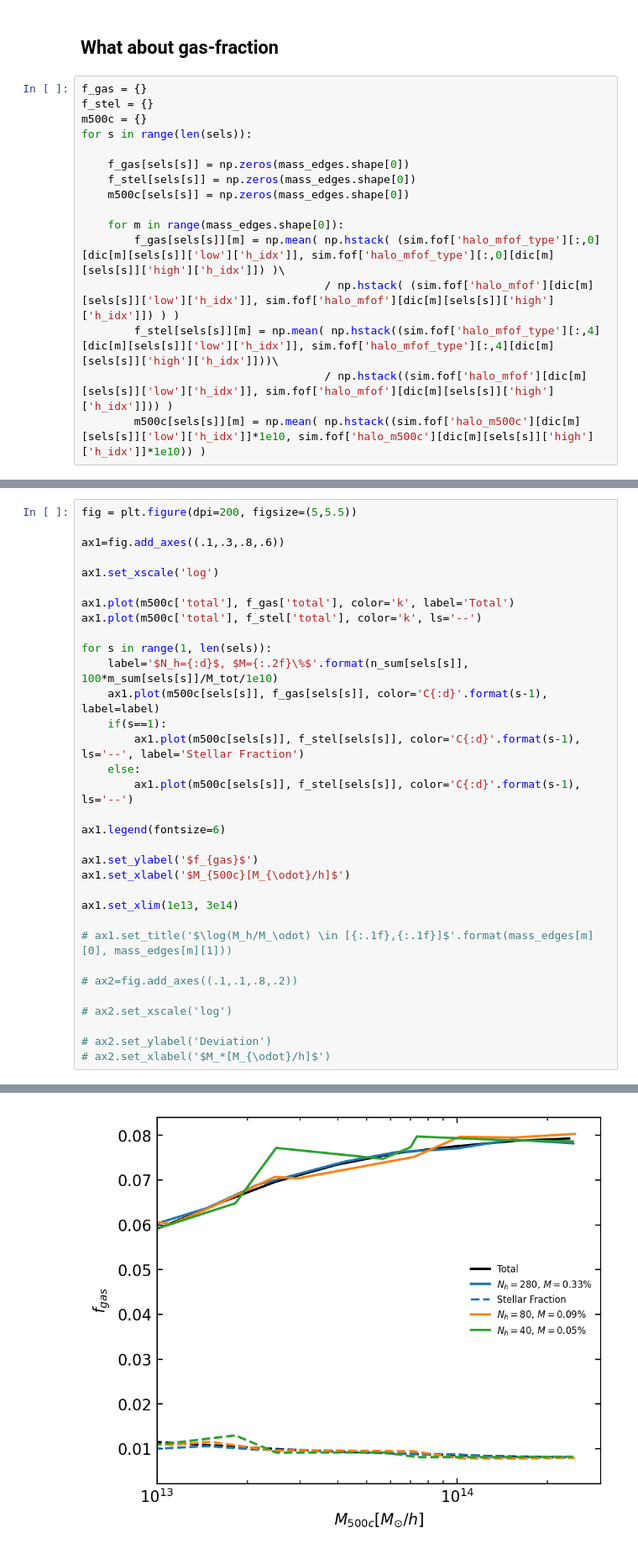
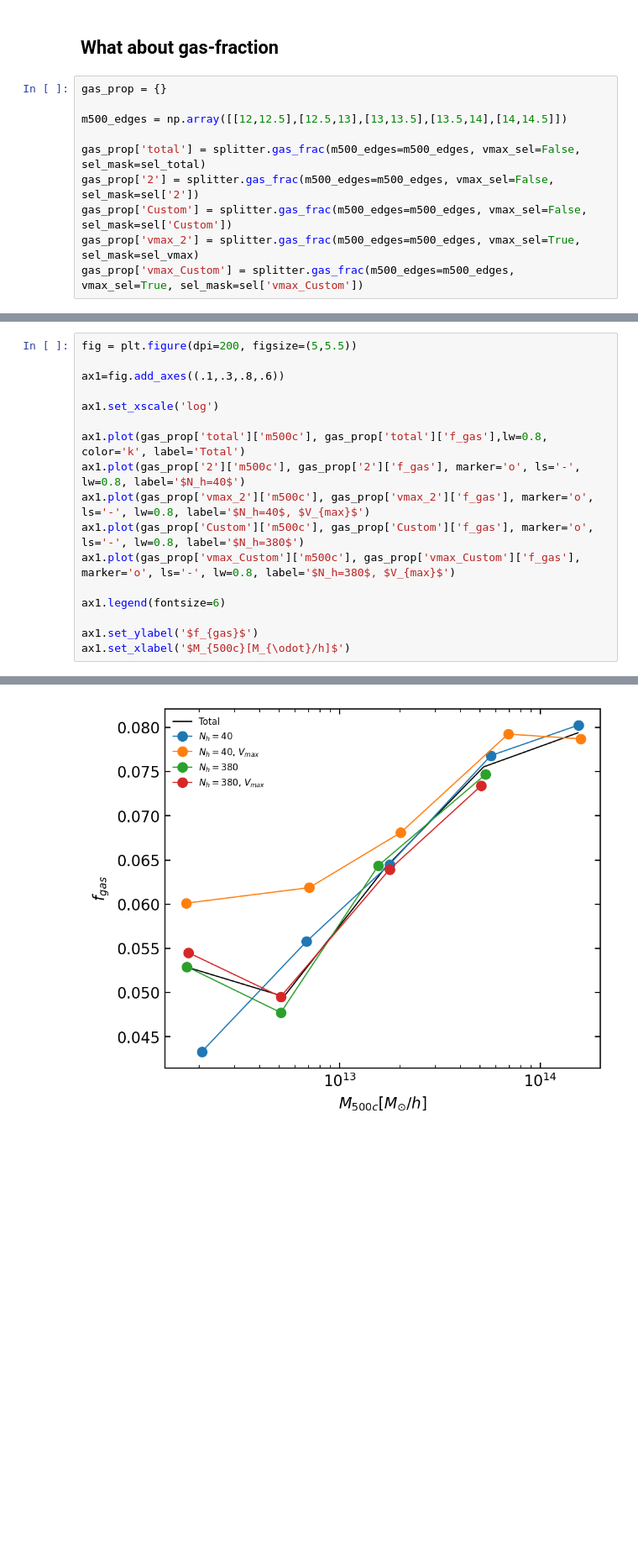
Before and after one commit to fgmaion/MTNG-resims, a Jupyter notebook: Notebooks/estimate_halo_number.ipynb, the cells around one changed output, grey strips where cells are left out. Shown at 84% size. Drawn from its saved outputs; the diff is of its cells as text; blank space fills up the shorter version.

```diff
--- a/Notebooks/estimate_halo_number.ipynb
+++ b/Notebooks/estimate_halo_number.ipynb
@@ -366,18 +392,12 @@ sim.header['OmegaBaryon'] / sim.header['Omega']
 # %% [markdown]
 ## What about gas-fraction
 # %%
-f_gas = {}
-f_stel = {}
-m500c = {}
-for s in range(len(sels)):
+gas_prop = {}
 
-    f_gas[sels[s]] = np.zeros(mass_edges.shape[0])
-    f_stel[sels[s]] = np.zeros(mass_edges.shape[0])
-    m500c[sels[s]] = np.zeros(mass_edges.shape[0])
+m500_edges = np.array([[12,12.5],[12.5,13],[13,13.5],[13.5,14],[14,14.5]])
 
-    for m in range(mass_edges.shape[0]):
-        f_gas[sels[s]][m] = np.mean( np.hstack( (sim.fof['halo_mfof_type'][:,0][dic[m][sels[s]]['low']['h_idx']], sim.fof['halo_mfof_type'][:,0][dic[m][sels[s]]['high']['h_idx']]) )\
-                                     / np.hstack( (sim.fof['halo_mfof'][dic[m][sels[s]]['low']['h_idx']], sim.fof['halo_mfof'][dic[m][sels[s]]['high']['h_idx']]) ) )
-        f_stel[sels[s]][m] = np.mean( np.hstack((sim.fof['halo_mfof_type'][:,4][dic[m][sels[s]]['low']['h_idx']], sim.fof['halo_mfof_type'][:,4][dic[m][sels[s]]['high']['h_idx']]))\
-                                     / np.hstack((sim.fof['halo_mfof'][dic[m][sels[s]]['low']['h_idx']], sim.fof['halo_mfof'][dic[m][sels[s]]['high']['h_idx']])) )
-        m500c[sels[s]][m] = np.mean( np.hstack((sim.fof['halo_m500c'][dic[m][sels[s]]['low']['h_idx']]*1e10, sim.fof['halo_m500c'][dic[m][sels[s]]['high']['h_idx']]*1e10)) )
+gas_prop['total'] = splitter.gas_frac(m500_edges=m500_edges, vmax_sel=False, sel_mask=sel_total)
+gas_prop['2'] = splitter.gas_frac(m500_edges=m500_edges, vmax_sel=False, sel_mask=sel['2'])
+gas_prop['Custom'] = splitter.gas_frac(m500_edges=m500_edges, vmax_sel=False, sel_mask=sel['Custom'])
+gas_prop['vmax_2'] = splitter.gas_frac(m500_edges=m500_edges, vmax_sel=True, sel_mask=sel_vmax)
+gas_prop['vmax_Custom'] = splitter.gas_frac(m500_edges=m500_edges, vmax_sel=True, sel_mask=sel['vmax_Custom'])
@@ -393,30 +408,14 @@ ax1=fig.add_axes((.1,.3,.8,.6))
 
 ax1.set_xscale('log')
 
-ax1.plot(m500c['total'], f_gas['total'], color='k', label='Total')
-ax1.plot(m500c['total'], f_stel['total'], color='k', ls='--')
-
-for s in range(1, len(sels)):
-    label='$N_h={:d}$, $M={:.2f}\%$'.format(n_sum[sels[s]], 100*m_sum[sels[s]]/M_tot/1e10)
-    ax1.plot(m500c[sels[s]], f_gas[sels[s]], color='C{:d}'.format(s-1), label=label)
-    if(s==1):
-        ax1.plot(m500c[sels[s]], f_stel[sels[s]], color='C{:d}'.format(s-1), ls='--', label='Stellar Fraction')
-    else:
-        ax1.plot(m500c[sels[s]], f_stel[sels[s]], color='C{:d}'.format(s-1), ls='--')
+ax1.plot(gas_prop['total']['m500c'], gas_prop['total']['f_gas'],lw=0.8, color='k', label='Total')
+ax1.plot(gas_prop['2']['m500c'], gas_prop['2']['f_gas'], marker='o', ls='-', lw=0.8, label='$N_h=40$')
+ax1.plot(gas_prop['vmax_2']['m500c'], gas_prop['vmax_2']['f_gas'], marker='o', ls='-', lw=0.8, label='$N_h=40$, $V_{max}$')
+ax1.plot(gas_prop['Custom']['m500c'], gas_prop['Custom']['f_gas'], marker='o', ls='-', lw=0.8, label='$N_h=380$')
+ax1.plot(gas_prop['vmax_Custom']['m500c'], gas_prop['vmax_Custom']['f_gas'], marker='o', ls='-', lw=0.8, label='$N_h=380$, $V_{max}$')
 
 ax1.legend(fontsize=6)
 
 ax1.set_ylabel('$f_{gas}$')
 ax1.set_xlabel('$M_{500c}[M_{\odot}/h]$')
-
-ax1.set_xlim(1e13, 3e14)
-
-# ax1.set_title('$\log(M_h/M_\odot) \in [{:.1f},{:.1f}]$'.format(mass_edges[m][0], mass_edges[m][1]))
-
-# ax2=fig.add_axes((.1,.1,.8,.2))
-
-# ax2.set_xscale('log')
-
-# ax2.set_ylabel('Deviation')
-# ax2.set_xlabel('$M_*[M_{\odot}/h]$')
 # %% [output]
@@ -424,4 +423,4 @@ ax1.set_xlim(1e13, 3e14)
-[figure, old version]
+[figure, new version]
 # %%
 smf_total = {}; smf = {}; mhalos = {}; Nhalos = {}
 for m in range(mass_edges.shape[0]):
```
Also changed, not shown: parts of 27 cells of this notebook, 1 other file.
